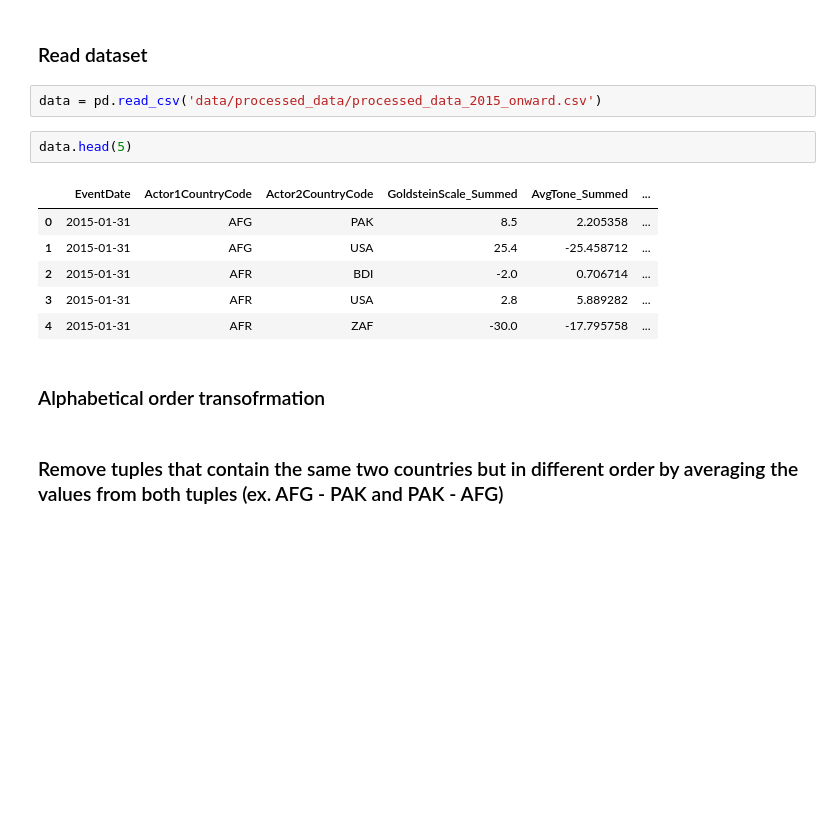
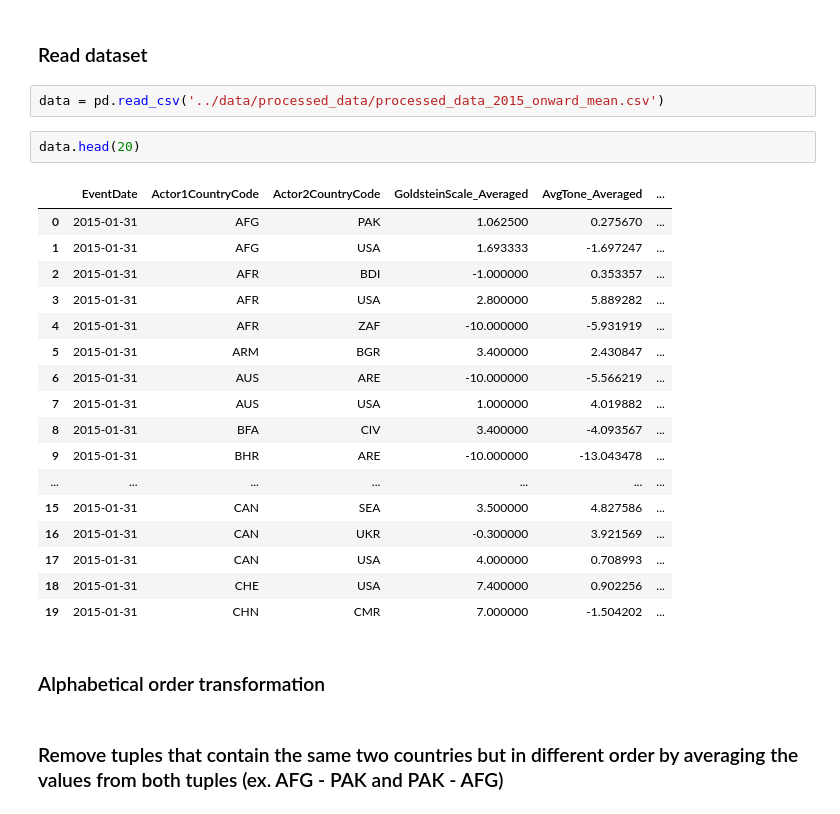
Before and after one commit to marin-o/xai-graphs, a Jupyter notebook: notebooks/graphs.ipynb, the cells around one changed output. Saved outputs shown, nothing was run; the diff lists cells and outputs as text; blank space fills up the shorter version.

Commit message:
changed avgtone and goldstein scale to be averaged insted of summed, data seems more logical now

```diff
--- a/notebooks/graphs.ipynb
+++ b/notebooks/graphs.ipynb
@@ -9,18 +9,29 @@ from pandas.api.types import union_categoricals
 # %% [markdown]
 ### Read dataset
 # %%
-data = pd.read_csv('data/processed_data/processed_data_2015_onward.csv')
+data = pd.read_csv('../data/processed_data/processed_data_2015_onward_mean.csv')
 # %%
-data.head(5)
+data.head(20)
 # %% [output]
-|  | EventDate | Actor1CountryCode | Actor2CountryCode | GoldsteinScale_Summed | AvgTone_Summed | ... |
-| 0 | 2015-01-31 | AFG | PAK | 8.5 | 2.205358 | ... |
-| 1 | 2015-01-31 | AFG | USA | 25.4 | -25.458712 | ... |
-| 2 | 2015-01-31 | AFR | BDI | -2.0 | 0.706714 | ... |
-| 3 | 2015-01-31 | AFR | USA | 2.8 | 5.889282 | ... |
-| 4 | 2015-01-31 | AFR | ZAF | -30.0 | -17.795758 | ... |
+|  | EventDate | Actor1CountryCode | Actor2CountryCode | GoldsteinScale_Averaged | AvgTone_Averaged | ... |
+| 0 | 2015-01-31 | AFG | PAK | 1.062500 | 0.275670 | ... |
+| 1 | 2015-01-31 | AFG | USA | 1.693333 | -1.697247 | ... |
+| 2 | 2015-01-31 | AFR | BDI | -1.000000 | 0.353357 | ... |
+| 3 | 2015-01-31 | AFR | USA | 2.800000 | 5.889282 | ... |
+| 4 | 2015-01-31 | AFR | ZAF | -10.000000 | -5.931919 | ... |
+| 5 | 2015-01-31 | ARM | BGR | 3.400000 | 2.430847 | ... |
+| 6 | 2015-01-31 | AUS | ARE | -10.000000 | -5.566219 | ... |
+| 7 | 2015-01-31 | AUS | USA | 1.000000 | 4.019882 | ... |
+| 8 | 2015-01-31 | BFA | CIV | 3.400000 | -4.093567 | ... |
+| 9 | 2015-01-31 | BHR | ARE | -10.000000 | -13.043478 | ... |
+| ... | ... | ... | ... | ... | ... | ... |
+| 15 | 2015-01-31 | CAN | SEA | 3.500000 | 4.827586 | ... |
+| 16 | 2015-01-31 | CAN | UKR | -0.300000 | 3.921569 | ... |
+| 17 | 2015-01-31 | CAN | USA | 4.000000 | 0.708993 | ... |
+| 18 | 2015-01-31 | CHE | USA | 7.400000 | 0.902256 | ... |
+| 19 | 2015-01-31 | CHN | CMR | 7.000000 | -1.504202 | ... |
 # %% [markdown]
-### Alphabetical order transofrmation
+### Alphabetical order transformation
 # %% [markdown]
 ### Remove tuples that contain the same two countries but in different order by averaging the values from both tuples (ex. AFG - PAK and PAK - AFG)
 # %%
```
Also changed, not shown: 2 other files.
